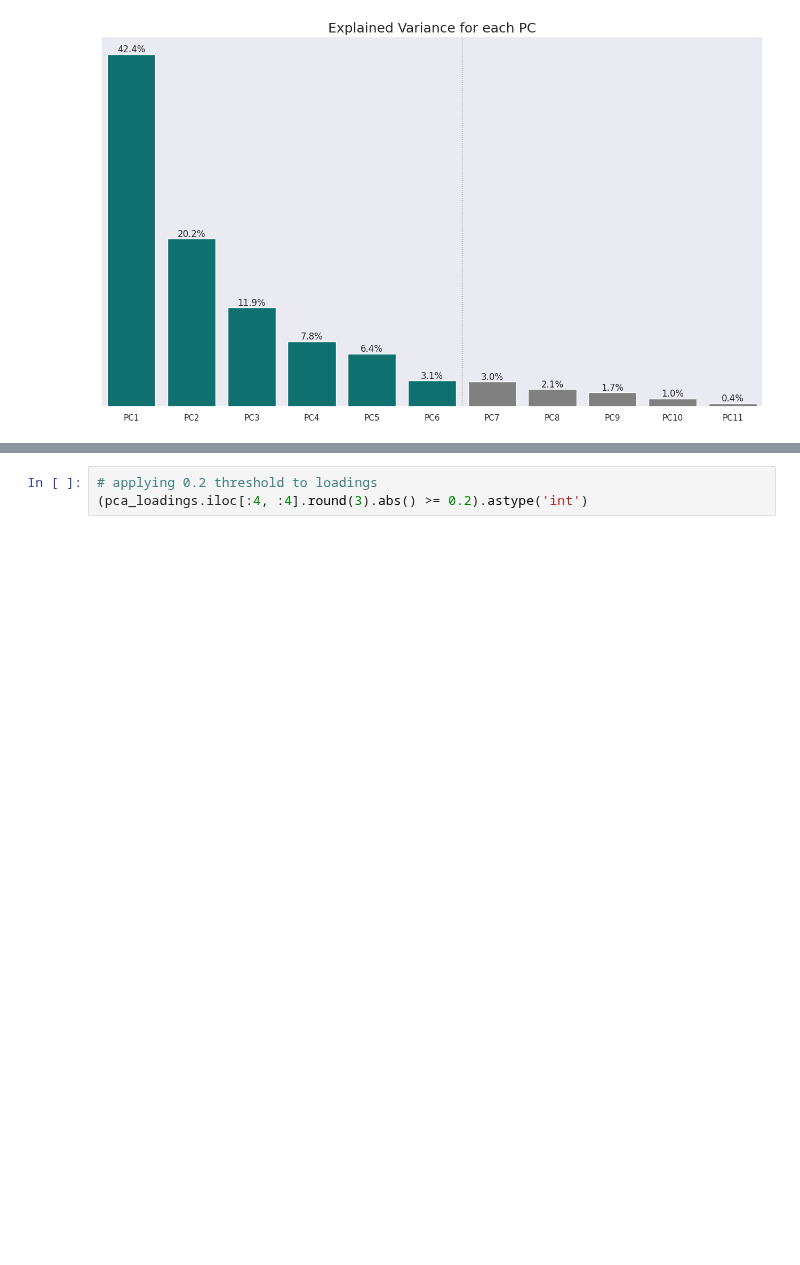
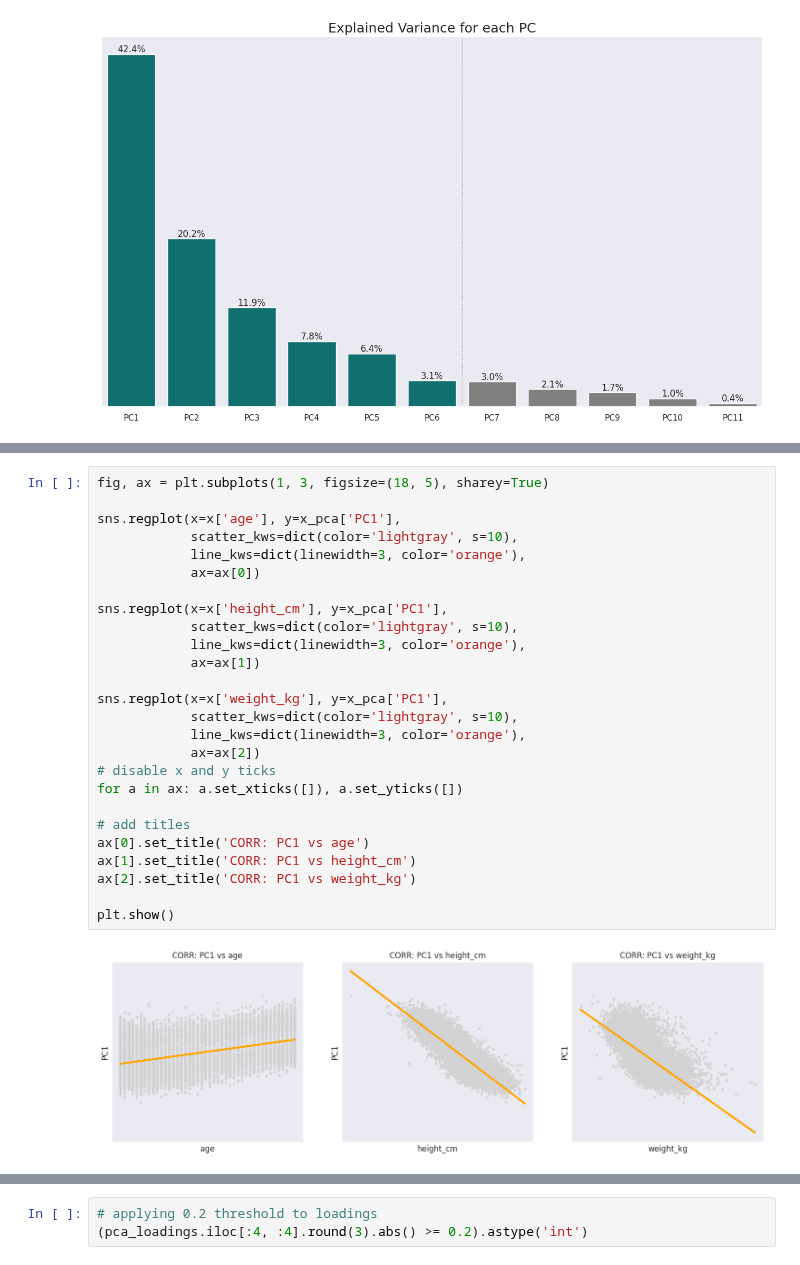
Before and after one commit to ahmadhatahet/runtime-monitoring, a Jupyter notebook: supporting-scripts/pca-example.ipynb, the cells around one changed output, grey strips where cells are left out. Drawn from its saved outputs; the diff is of its cells as text; blank space fills up the shorter version.

Commit message:
add reg plot to show correlation

```diff
--- a/supporting-scripts/pca-example.ipynb
+++ b/supporting-scripts/pca-example.ipynb
@@ -122,2 +130,30 @@ pca_loadings
+# %%
+fig, ax = plt.subplots(1, 3, figsize=(18, 5), sharey=True)
+
+sns.regplot(x=x['age'], y=x_pca['PC1'],
+            scatter_kws=dict(color='lightgray', s=10),
+            line_kws=dict(linewidth=3, color='orange'),
+            ax=ax[0])
+
+sns.regplot(x=x['height_cm'], y=x_pca['PC1'],
+            scatter_kws=dict(color='lightgray', s=10),
+            line_kws=dict(linewidth=3, color='orange'),
+            ax=ax[1])
+
+sns.regplot(x=x['weight_kg'], y=x_pca['PC1'],
+            scatter_kws=dict(color='lightgray', s=10),
+            line_kws=dict(linewidth=3, color='orange'),
+            ax=ax[2])
+# disable x and y ticks
+for a in ax: a.set_xticks([]), a.set_yticks([])
+
+# add titles
+ax[0].set_title('CORR: PC1 vs age')
+ax[1].set_title('CORR: PC1 vs height_cm')
+ax[2].set_title('CORR: PC1 vs weight_kg')
+
+plt.show()
+# %% [output]
+[figure, added]
 # %%
 # sum of all coefficients regarding PC1 = ~1
```
Also changed, not shown: parts of 3 cells of this notebook.
